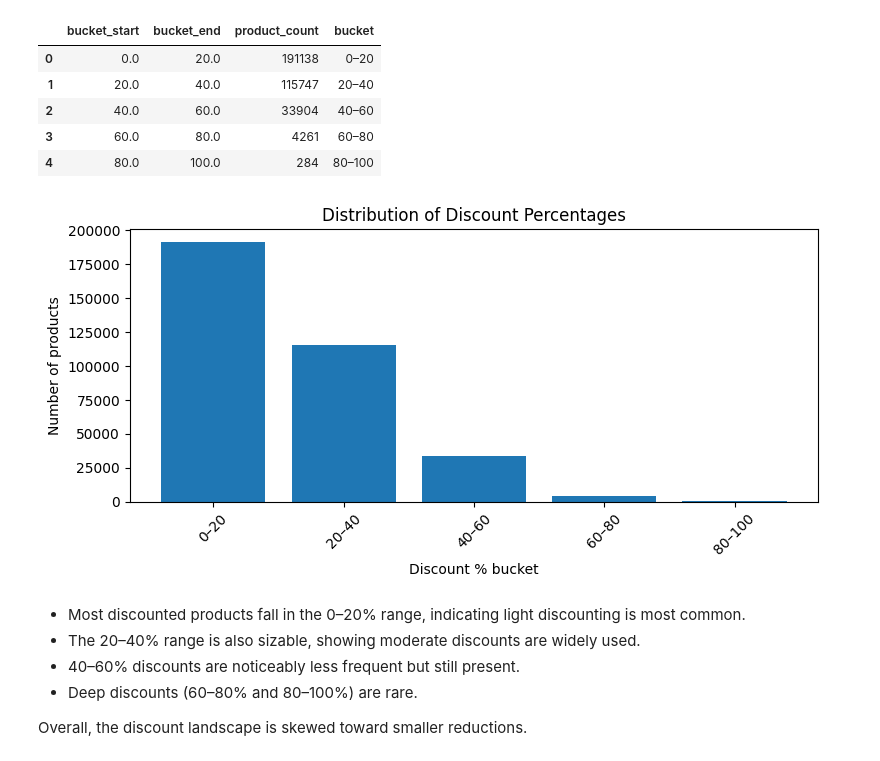
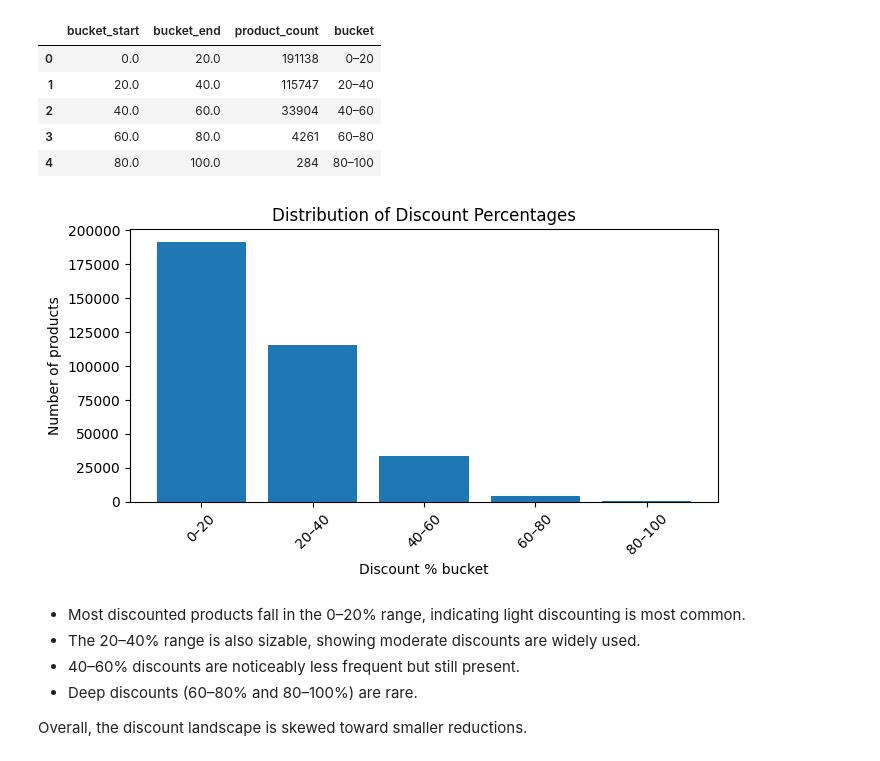
Before and after one commit to monikase/Data-Analytics-Projects, a Jupyter notebook: notebooks/amazon_data_analysis.ipynb, the cells around one changed output. Drawn from its saved outputs; the diff is of its cells as text; code cells hidden in the pictures.

```diff
--- a/notebooks/amazon_data_analysis.ipynb
+++ b/notebooks/amazon_data_analysis.ipynb
@@ -699,16 +701,16 @@ df
 | 3 | 60.0 | 80.0 | 4261 | 60–80 |
 | 4 | 80.0 | 100.0 | 284 | 80–100 |
 # %%
-plt.figure(figsize=(8, 4))
+plt.figure(figsize=(7, 4))
 plt.bar(df["bucket"], df["product_count"])
 plt.xlabel("Discount % bucket")
 plt.ylabel("Number of products")
 plt.title("Distribution of Discount Percentages")
 plt.xticks(rotation=45)
 plt.tight_layout()
 plt.show()
 # %% [output]
-[figure, old version]
+[figure, new version]
 # %% [markdown]
 - Most discounted products fall in the 0–20% range, indicating light discounting is most common.
 - The 20–40% range is also sizable, showing moderate discounts are widely used.
```
Also changed, not shown: parts of 4 cells of this notebook.
